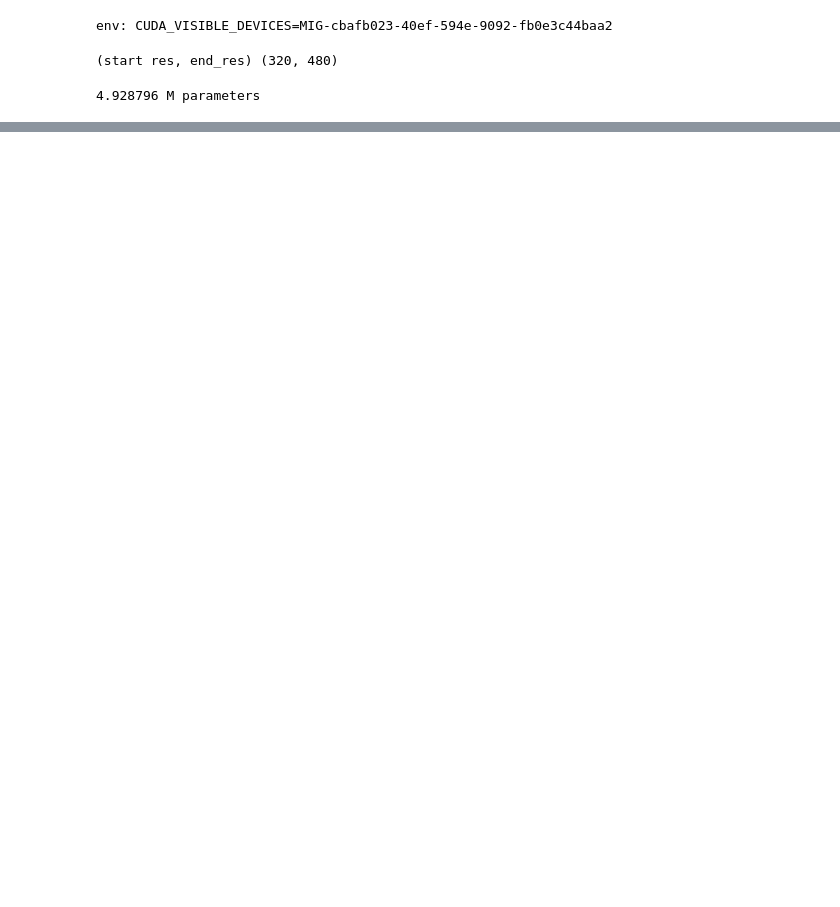
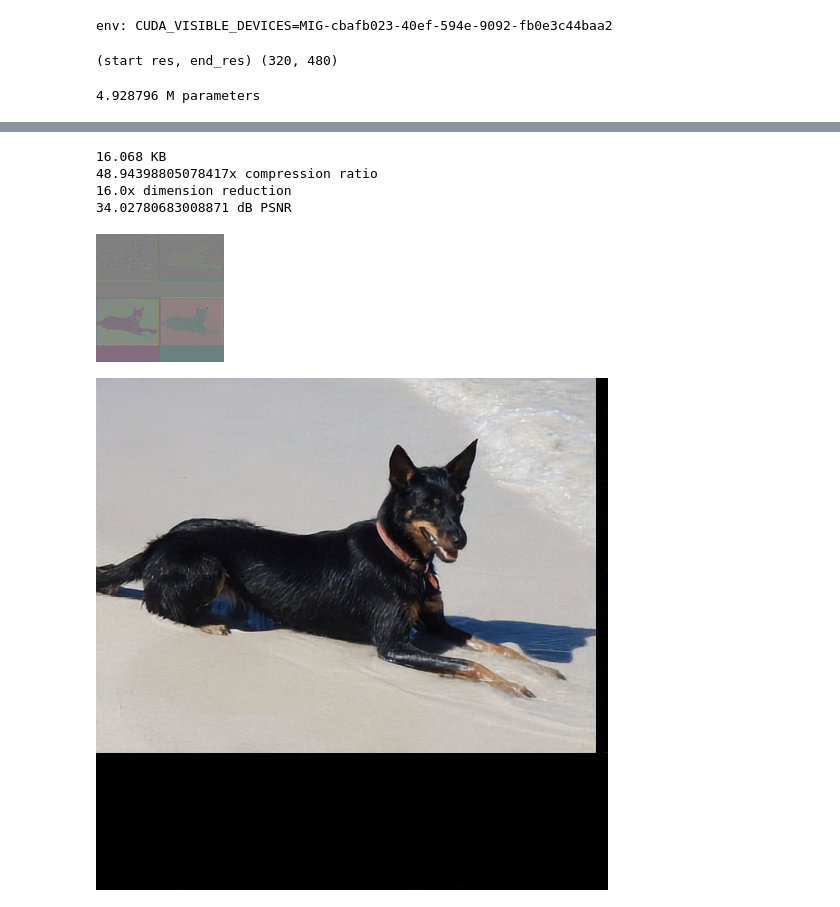
Before and after one commit to danjacobellis/autocodec, a Jupyter notebook: train/inet_ft_f8c12.ipynb, the cells around one changed output, grey strips where cells are left out. Saved outputs shown, nothing was run; the diff lists cells and outputs as text; code cells hidden in the pictures; blank space fills up the shorter version.

```diff
--- a/train/inet_ft_f8c12.ipynb
+++ b/train/inet_ft_f8c12.ipynb
@@ -171,34 +172,41 @@ torch.save({
 }, '../../hf/dance/inet_ft_rgb_f8c12.pth')
 # %%
 model.eval()
-img = dataset['validation'][28]['image'].crop((768,512,1280,1024))
+img = dataset['validation'][2]['jpg'].crop((0,0,512,512))
 x = pil_to_tensor(img).to(device).unsqueeze(0).to(torch.float) / 127.5 - 1.0
 x_orig = x[0]
 orig_dim = x.numel()
 
 with torch.no_grad():
     z = model.encode(x)
     latent = model.quantize.compand(z).round()
 
 webp = latent_to_pil(latent.cpu(), n_bits=8, C=3)[0]
 
 buff = io.BytesIO()
 webp.save(buff, format='WEBP',lossless=True)
 webp = PIL.Image.open(buff)
 size_bytes = len(buff.getbuffer())
 print(f"{size_bytes/1e3} KB")
 print(f"{orig_dim/size_bytes}x compression ratio")
 print(f"{orig_dim/latent.numel()}x dimension reduction")
 
 latent_decoded = pil_to_latent([webp], N=config.latent_dim, n_bits=8, C=3).to(device)
 
 with torch.no_grad():
     x_hat = model.decode(latent_decoded)
     x_hat = x_hat.clamp(-1,1)
 
 mse = torch.nn.functional.mse_loss(x_orig, x_hat[0])
 PSNR = -10 * mse.log10().item() + 20*np.log10(2)
 print(f"{PSNR} dB PSNR")
 
 display(webp)
 display(to_pil_image(x_hat[0].clamp(-1, 1) / 2 + 0.5))
+# %% [output]
+16.068 KB
+48.94398805078417x compression ratio
+16.0x dimension reduction
+34.02780683008871 dB PSNR
+[figure, added]
+[figure, added]
```
Also changed, not shown: parts of 2 cells of this notebook.
